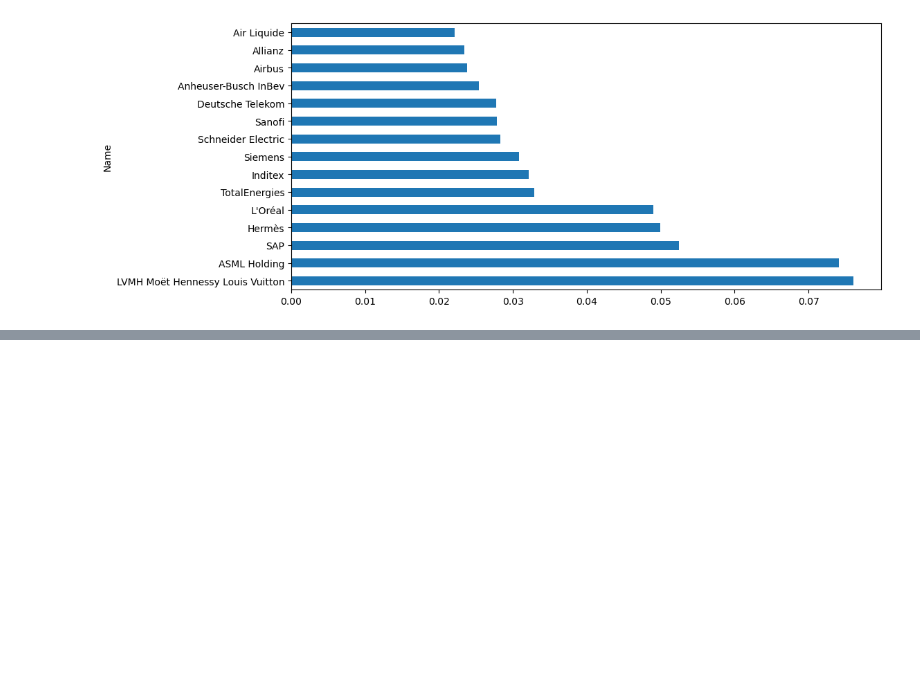
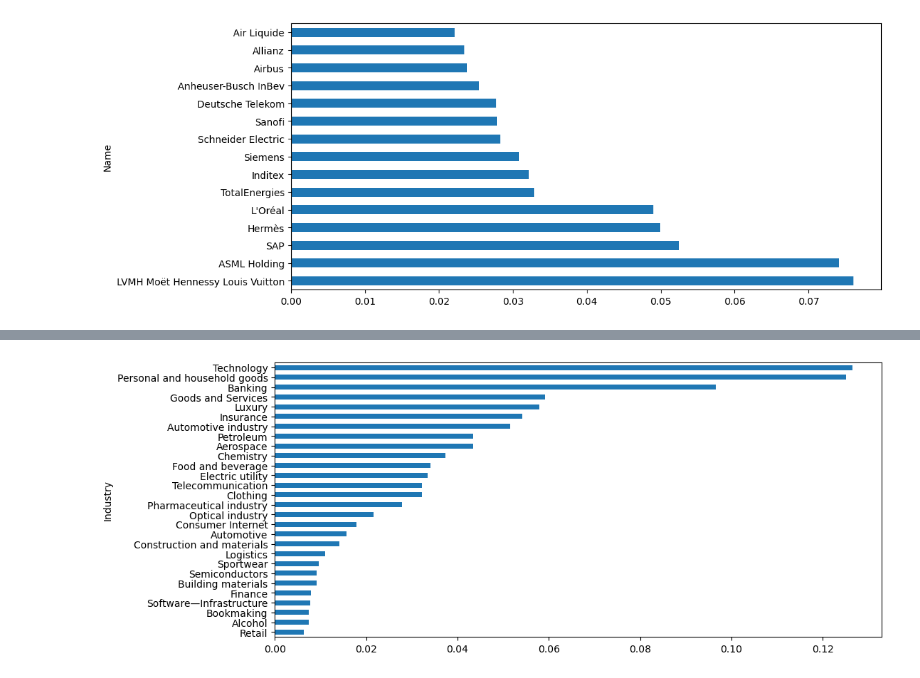
Before and after one commit to christianatanasov/algodisco, a Jupyter notebook: finance/index.ipynb, the cells around one changed output, grey strips where cells are left out. Cells and saved outputs as stored; diff of their text form; code cells hidden in the pictures; blank space fills up the shorter version.

```diff
--- a/finance/index.ipynb
+++ b/finance/index.ipynb
@@ -40,0 +52,5 @@ plt.show()
+# %%
+stoxx50.groupby('Industry')['WEIGHT'].sum().sort_values().plot.barh(figsize=(11,5))
+plt.show()
+# %% [output]
+[figure, added]
```
Also changed, not shown: parts of 11 cells of this notebook, 1 other file.
